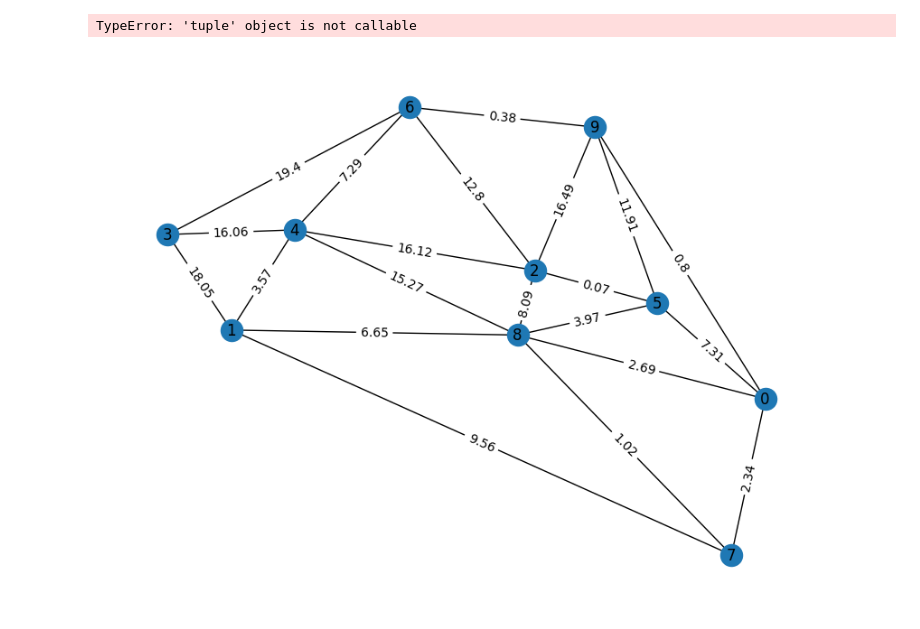
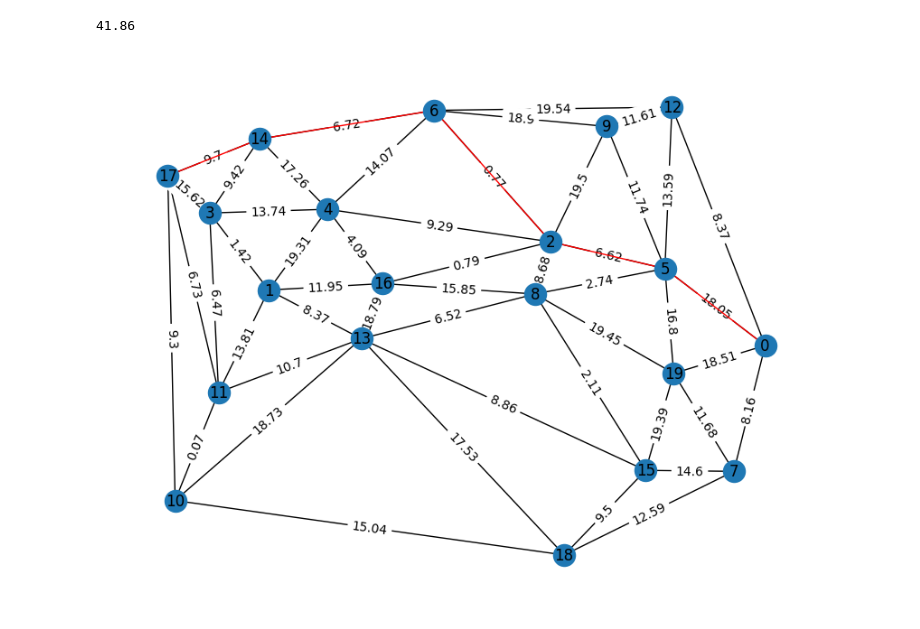
Before and after one commit to AlecTraas/computational-geo-lab, a Jupyter notebook: Colab/Kai/dijkstra.ipynb, the cells around one changed output. Saved outputs shown, nothing was run; the diff lists cells and outputs as text; code cells hidden in the pictures.

```diff
--- a/Colab/Kai/dijkstra.ipynb
+++ b/Colab/Kai/dijkstra.ipynb
@@ -5,6 +5,3 @@ import numpy as np
 import matplotlib.pyplot as plt
 from scipy.spatial import Delaunay
 import networkx as nx
-# %%
-def edge(i):
-  return list(list(G.edges())[i])
@@ -14,15 +8,37 @@ def get_edge_w(t):
 # %%
 def draw_edge(t,c):
     nx.draw_networkx_edges(G, pos, edgelist=[t], edge_color=c)
-# %%
-def path_gen(G, sp, ep):
-    weighted_edges = [(i, get_edge_w(e)) for i, e in enumerate(G.edges()) if sp in e]
-    ei,ew = min(weighted_edges, key=lambda x: x[1]) # tuple (global edge index, weight)
-    while edge(ei)[1] != ep:
-      pass
+# %%
+def path_gen(G, sp, ep):
+  d = {n: float('inf') for n in G.nodes()}
+  d[sp] = 0
+  prev = {}
+  unvisited = set(G.nodes())
+  d_out = 0
+
+  while unvisited:
+    curr_node = min(unvisited, key=lambda n: d[n])
+    unvisited.remove(curr_node)
+    for neighbor in G.neighbors(curr_node):
+      if neighbor in unvisited:
+        d_prime = d[curr_node] + G[curr_node][neighbor]['weight']
+        if d_prime < d[neighbor]:
+          d[neighbor] = d_prime
+          prev[neighbor] = curr_node
+
+  path = []
+  curr_node = ep
+  while curr_node != sp:
+    path.insert(0, (prev[curr_node], curr_node))
+    curr_node = prev[curr_node]
+
+  for p in path:
+    d_out += G[p[0]][p[1]]['weight']
+
+  return path, d_out
 # %%
 np.random.seed(37)
-num = 10
+num = 20
 points = np.random.rand(num, 2)
 
 tri = Delaunay(points)
@@ -42,14 +58,16 @@ for edge, weight in edge_weights.items():
     G.add_edge(edge[0], edge[1], weight=weight)
 
 # generate the optimal path from 3 to 5
-path_edges = path_gen(G,3,5)
+path_edges, dist = path_gen(G,0,17)
-# %% [output]
-TypeError: 'tuple' object is not callable
 # %%
 plt.figure(figsize=(8, 6))
 pos = {i: points[i] for i in range(len(points))}
 nx.draw(G, pos, with_labels=True, node_size=300)
 nx.draw_networkx_edge_labels(G, pos, edge_labels={(u, v): d['weight'] for u, v, d in G.edges(data=True)})
+for e in path_edges:
+  draw_edge(e,'red')
+print(dist)
 plt.show()
 # %% [output]
+41.86
-[figure, old version]
+[figure, new version]
```
Also changed, not shown: parts of 1 cell of this notebook.
